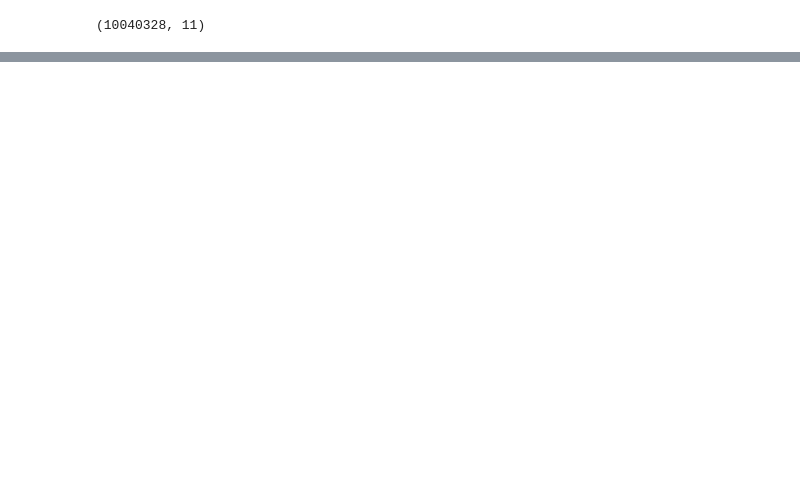
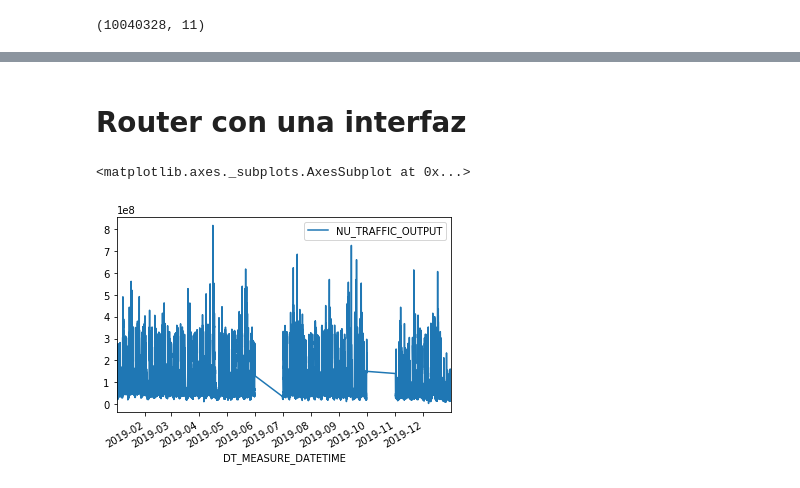
Before and after one commit to Coptero/Machine-Learning, a Jupyter notebook: ARIMA.ipynb, the cells around one changed output, grey strips where cells are left out. Saved outputs shown, nothing was run; the diff lists cells and outputs as text; code cells hidden in the pictures; blank space fills up the shorter version.

```diff
--- a/ARIMA.ipynb
+++ b/ARIMA.ipynb
@@ -4,18 +4,3 @@ import pandas as pd
 import matplotlib.pyplot as plt
 import statsmodels.api as sm
 import os
-# %%
-li = []
-interface_list = ['TenGigabitEthernet0/1/0.100', 'TenGigabitEthernet0/1/0.101',
-       'TenGigabitEthernet0/1/0.102', 'TenGigabitEthernet0/1/0.104',
-       'TenGigabitEthernet0/1/0.106', 'TenGigabitEthernet0/1/0.107',
-       'TenGigabitEthernet0/1/0', 'TenGigabitEthernet0/1/0.110', 'TenGigabitEthernet0/1/0.123',
-                  'TenGigabitEthernet0/1/0.124']
-for file in sorted(os.listdir("traffic_data")):
-    df = pd.read_csv(os.path.join("traffic_data", file))
-    print('Reading file: ' + os.path.join("traffic_data", file))
-    df = df.loc[df.DE_INTERFACE.isin(interface_list)]
-    df = df.loc[(df.SC_ROUTER == 'BBVA-ESP-TRC-MW-1-437644') | (df.SC_ROUTER == 'BBVA-ESP-TRC-MW-2-437644')]
-    li.append(df)
-
-TraficoTotal = pd.concat(li, axis=0, ignore_index=True)
@@ -23,0 +7,9 @@ FileNotFoundError: [Errno 2] No such file or directory: 'traffic_data'
+# %%
+#Carga los dataset
+li = []
+for file in sorted(os.listdir("Dataset")):
+    print('Reading file: ' + os.path.join("Dataset: ", file))
+    df = pd.read_csv(os.path.join("Dataset", file))
+    li.append(df)
+
+TraficoTotal = pd.concat(li, axis=0, ignore_index=True)
@@ -40,0 +49,5 @@ for interface in interface_list:
+# %%
+#Aplicamos el cambio de formato a las fechas
+TraficoTotal['DT_MEASURE_DATETIME'] = TraficoTotal['DT_MEASURE_DATETIME'].apply(change_format)
+TraficoTotal['DT_MEASURE_DATETIME'] = pd.to_datetime(TraficoTotal['DT_MEASURE_DATETIME'])
+TraficoTotal.head()
@@ -64,0 +205,11 @@ def change_format(x):
+# %% [markdown]
+# Router con una interfaz
+# %%
+#Router de mexico lleva en funcionamiento 5 años, es el primero que utilizar
+traInter =  TraficoTotal.loc[TraficoTotal.SC_ROUTER == 'CMEX-MEX-OCCRTRDW01']
+traInter=traInter.iloc[:,[2,6]]
+traInter.set_index('DT_MEASURE_DATETIME', inplace = True) #Lo seteo como indice
+traInter.plot()
+# %% [output]
+<matplotlib.axes._subplots.AxesSubplot at 0x...>
+[figure, added]
```
Also changed, not shown: parts of 22 cells of this notebook.
